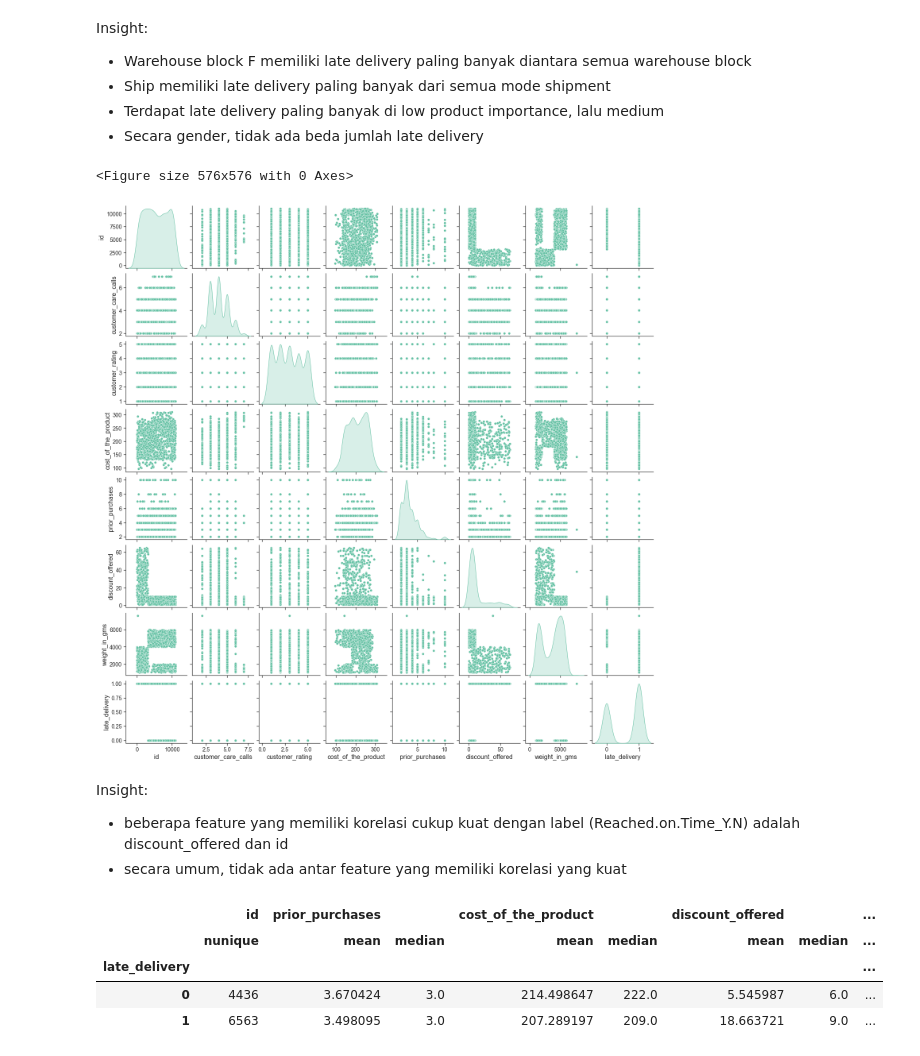
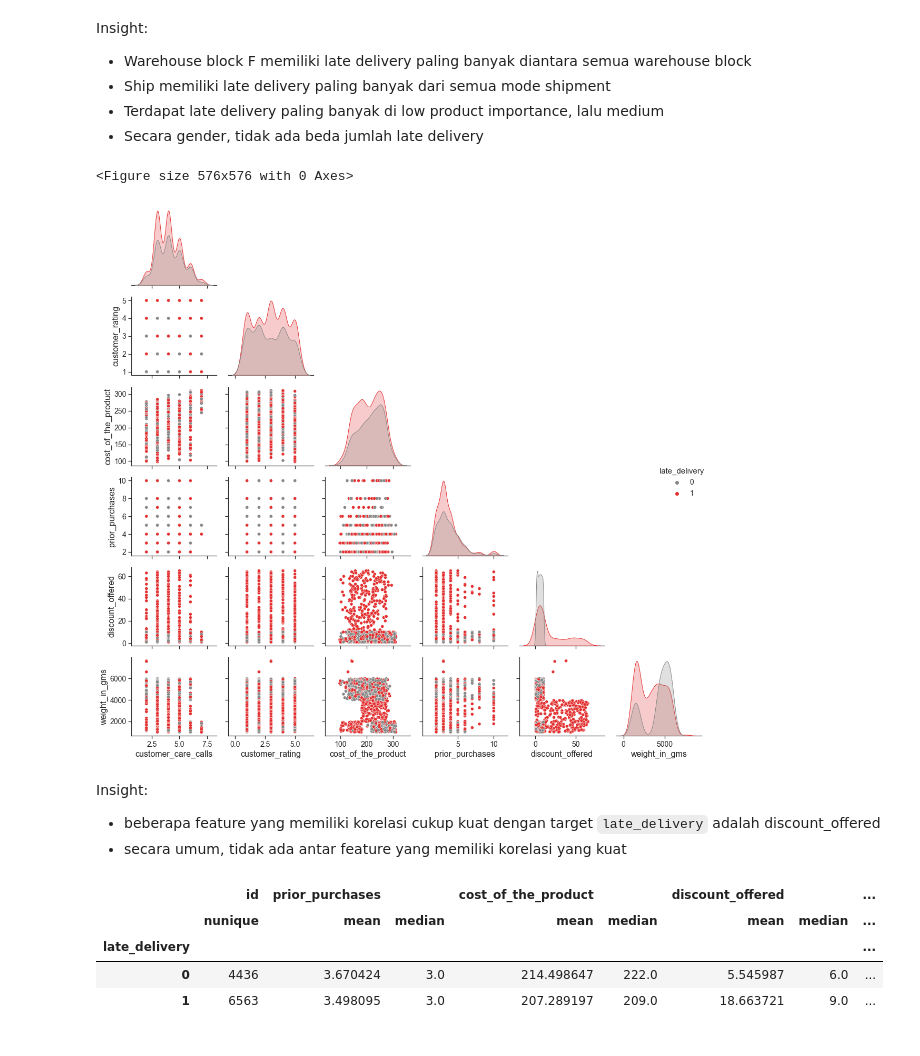
Before and after one commit to fnurrahmadi/data-portfolio, a Jupyter notebook: E-Commerce Shipping Data/project.ipynb, the cells around one changed output. Saved outputs shown, nothing was run; the diff lists cells and outputs as text; code cells hidden in the pictures.

```diff
--- a/E-Commerce Shipping Data/project.ipynb
+++ b/E-Commerce Shipping Data/project.ipynb
@@ -127,7 +127,7 @@ weight_in_gms          0
 late_delivery          0
 dtype: int64
 # %%
-nums = [col for col in df.columns if df[col].dtype != 'O']
+nums = [col for col in df.columns if (df[col].dtype != 'O') and (col not in ['id'])]
 cats = [col for col in df.columns if df[col].dtype == 'O']
 print('Numerical:',nums)
 print('Categorical:',cats)
@@ -280,9 +279,10 @@ nums
  'weight_in_gms',
  'late_delivery']
 # %%
-for col in nums:
-    print(col)
-    sns.histplot(data=df, x=col, hue='late_delivery', palette=[darkgray, red], kde=True)
-    plt.tight_layout()
-    plt.show()
+features = [col for col in nums if col not in ['late_delivery']]
+plt.figure(figsize=(14,7))
+for i in range(0, len(features)):
+  plt.subplot(3, 3, i+1)
+  sns.kdeplot(data=df, x=df[features[i]], hue='late_delivery', palette=[darkgray, red], legend=False, fill=True)
+  plt.tight_layout()
 # %% [output]
@@ -302,7 +297,8 @@ discount_offered
 # %%
-for col in nums:
-    print(col)
-    sns.barplot(data=df, x='late_delivery', y=col, palette=[darkgray, red], ci=None)
+features = [col for col in nums if col not in ['late_delivery']]
+plt.figure(figsize=(14,7))
+for i in range(0, len(features)):
+    plt.subplot(3, 3, i+1)
+    sns.barplot(data=df, x='late_delivery', y=df[features[i]], palette=[darkgray, red], ci=None)
     plt.tight_layout()
-    plt.show()
 # %% [output]
@@ -323,9 +311,3 @@ discount_offered
 cats
 # %% [output]
 ['warehouse_block', 'mode_of_shipment', 'product_importance', 'gender']
-# %%
-for col in cats:
-    print(col)
-    sns.countplot(data=df, x=col, hue='late_delivery', palette=[gray, red])
-    plt.tight_layout()
-    plt.show()
@@ -345,15 +327,17 @@ Insight:
 - Terdapat late delivery paling banyak di low product importance, lalu medium
 - Secara gender, tidak ada beda jumlah late delivery
 # %%
+features = [col for col in nums if col not in ['id']]
 plt.figure(figsize=(8, 8))
-sns.pairplot(df.sample(frac=0.1), diag_kind='kde', palette=darkgray)
+sns.pairplot(df[features].sample(frac=0.1), diag_kind='kde', palette=[darkgray, red], hue='late_delivery', corner=True)
+plt.tight_layout()
 plt.show()
 # %% [output]
 <Figure size 576x576 with 0 Axes>
-[figure, old version]
+[figure, new version]
 # %% [markdown]
 Insight:
-- beberapa feature yang memiliki korelasi cukup kuat dengan label (Reached.on.Time_Y.N) adalah discount_offered dan id
+- beberapa feature yang memiliki korelasi cukup kuat dengan target `late_delivery` adalah discount_offered
 - secara umum, tidak ada antar feature yang memiliki korelasi yang kuat
 # %%
 dfg = df.groupby(['late_delivery',]).agg({
```
Also changed, not shown: parts of 17 cells of this notebook.
